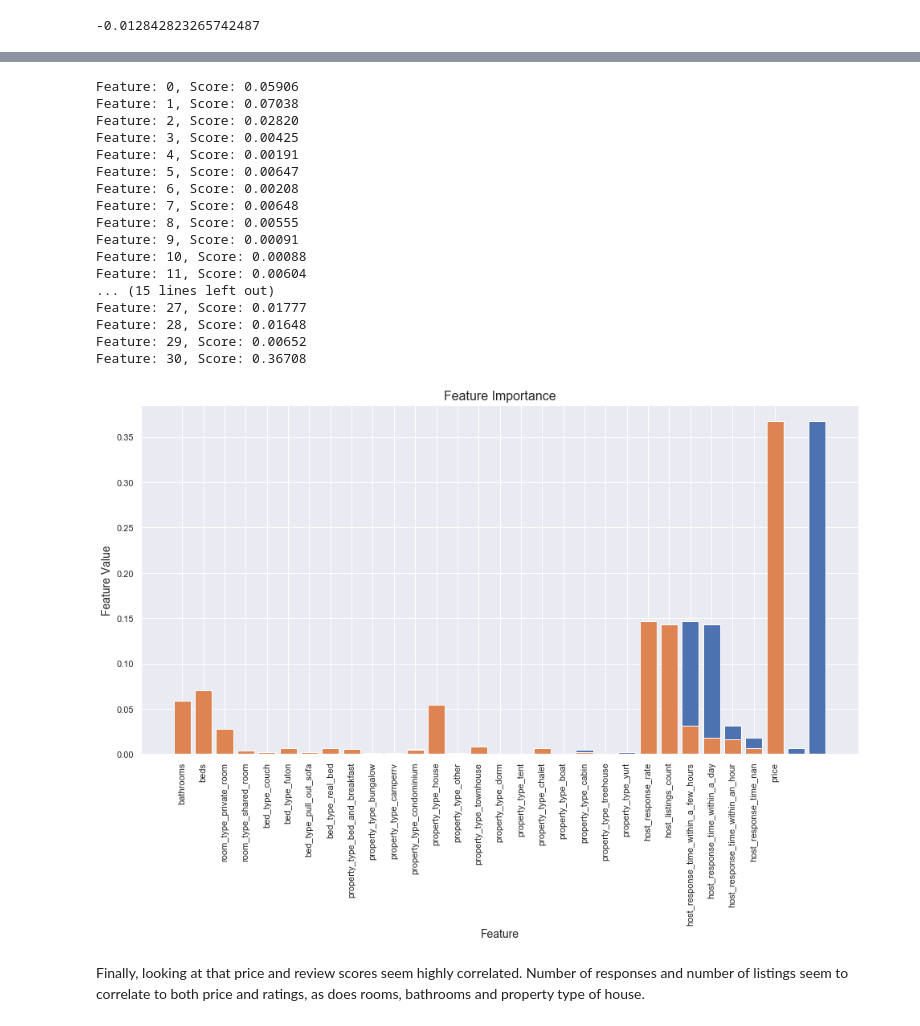
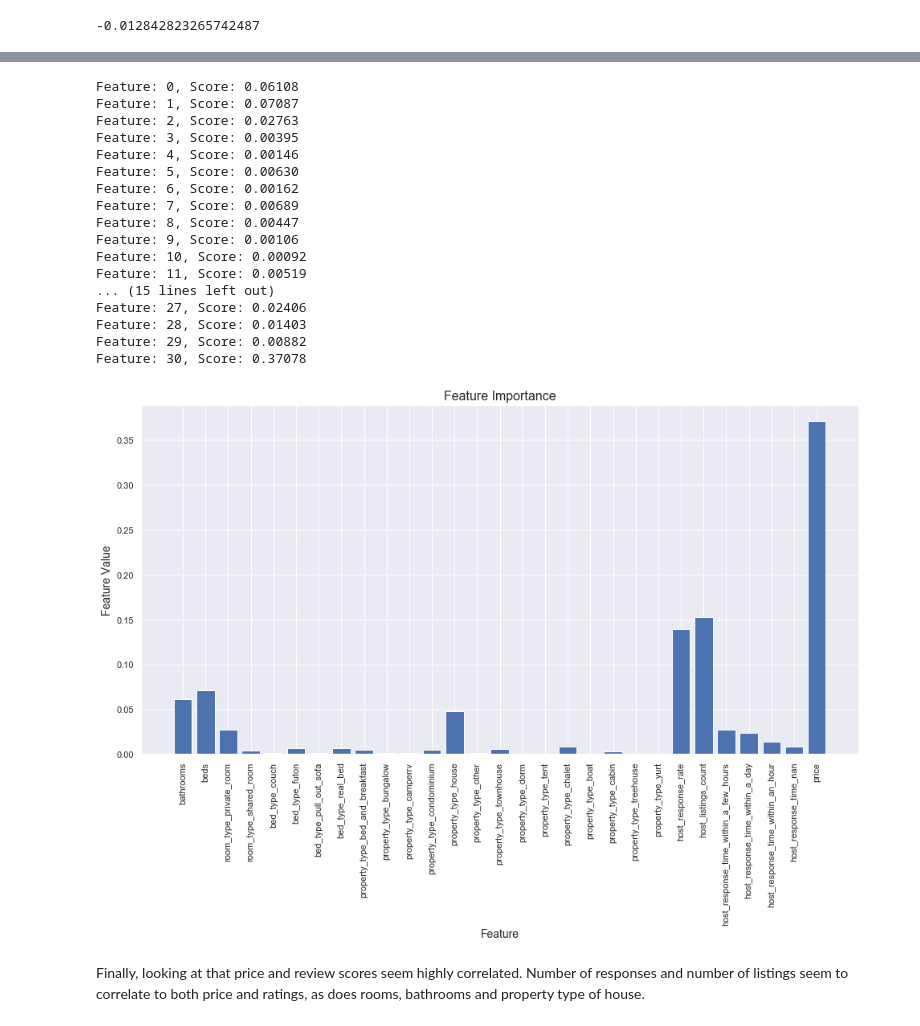
Before and after one commit to cherrde/data-scientist-project-1, a Jupyter notebook: data-scientist-project-1.ipynb, the cells around one changed output, grey strips where cells are left out. Cells and saved outputs as stored; diff of their text form; code cells hidden in the pictures.

```diff
--- a/data-scientist-project-1.ipynb
+++ b/data-scientist-project-1.ipynb
@@ -846,37 +820,35 @@ print(r2_score(y_test, y_test_preds))
 # %%
 importance = rfc_model.feature_importances_
 for i, v in enumerate(importance):
     print('Feature: %0d, Score: %.5f' % (i,v))
-plt.bar([x for x in range(len(importance))], importance)
-plt.show
 
 coeffs = pd.DataFrame({"Feature":X_train.columns.tolist(),"FeatureImportance":rfc_model.feature_importances_})
 plt.bar(coeffs.Feature, coeffs.FeatureImportance)
 plt.xticks(rotation=90)
 ax6 = plt.subplot()
 plt.title('Feature Importance', fontsize=16)
 ax6.set_xlabel('Feature', fontsize=14)
 ax6.set_ylabel('Feature Value', fontsize=14)
 plt.show;
 # %% [output]
-Feature: 0, Score: 0.05906
-Feature: 1, Score: 0.07038
-Feature: 2, Score: 0.02820
-Feature: 3, Score: 0.00425
-Feature: 4, Score: 0.00191
-Feature: 5, Score: 0.00647
-Feature: 6, Score: 0.00208
-Feature: 7, Score: 0.00648
-Feature: 8, Score: 0.00555
-Feature: 9, Score: 0.00091
-Feature: 10, Score: 0.00088
-Feature: 11, Score: 0.00604
+Feature: 0, Score: 0.06108
+Feature: 1, Score: 0.07087
+Feature: 2, Score: 0.02763
+Feature: 3, Score: 0.00395
+Feature: 4, Score: 0.00146
+Feature: 5, Score: 0.00630
+Feature: 6, Score: 0.00162
+Feature: 7, Score: 0.00689
+Feature: 8, Score: 0.00447
+Feature: 9, Score: 0.00106
+Feature: 10, Score: 0.00092
+Feature: 11, Score: 0.00519
 ... (15 lines left out)
-Feature: 27, Score: 0.01777
-Feature: 28, Score: 0.01648
-Feature: 29, Score: 0.00652
-Feature: 30, Score: 0.36708
+Feature: 27, Score: 0.02406
+Feature: 28, Score: 0.01403
+Feature: 29, Score: 0.00882
+Feature: 30, Score: 0.37078
-[figure, old version]
+[figure, new version]
 # %% [markdown]
 Finally, looking at that price and review scores seem highly correlated. Number of responses and number of listings seem to correlate to both price and ratings, as does rooms, bathrooms and property type of house.
 # %%
```
Also changed, not shown: parts of 11 cells of this notebook, 2 other files.
